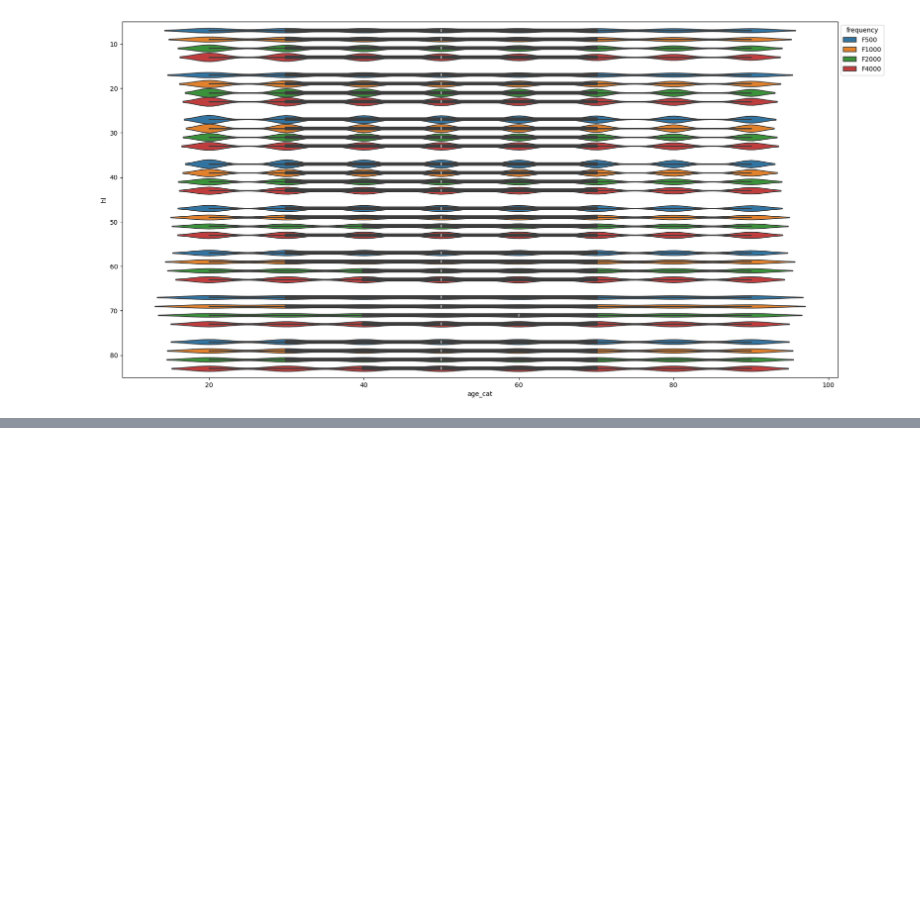
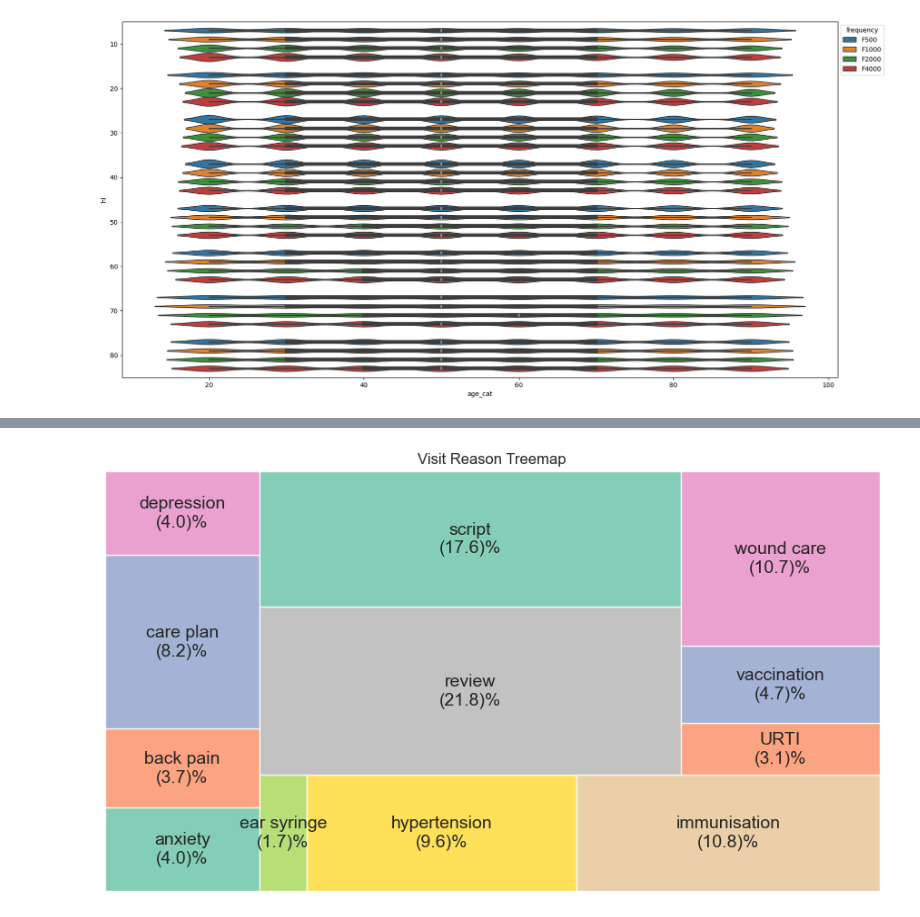
Before and after one commit to marianocabezas/hearing, a Jupyter notebook: warehouse.ipynb, the cells around one changed output, grey strips where cells are left out. Saved outputs shown, nothing was run; the diff lists cells and outputs as text; code cells hidden in the pictures; blank space fills up the shorter version.

```diff
--- a/warehouse.ipynb
+++ b/warehouse.ipynb
@@ -438,0 +490,30 @@ sn.move_legend(ax, 'upper left', bbox_to_anchor=(1, 1))
+# %%
+
+
+df = pd.read_excel(os.path.join(data_dir, 'pre_visit_reasons.xlsx'))
+
+def create_tree_map(labels, frequencies, title):
+
+  # Set Seaborn style
+  sn.set(style="whitegrid")
+
+  # Create the treemap
+  plt.figure(figsize=(11, 6))
+  squarify.plot(sizes=frequencies, label=labels, alpha=0.8, color=sn.color_palette('Set2'),
+              text_kwargs={'fontsize': 14})
+
+  # Formatting
+  plt.axis('off')  # No axes
+  plt.title(title)
+
+name_list = df['term'].to_list()
+perc_list = df['perc']
+
+combined = [f'{x}\n({round(y, 1)})%' for x, y in zip(name_list, perc_list)]
+
+# save the file
+labels = combined
+frequencies = perc_list
+create_tree_map(labels, frequencies, "Visit Reason Treemap")
+# %% [output]
+[figure, added]
```
Also changed, not shown: parts of 4 cells of this notebook, 21 other files.
